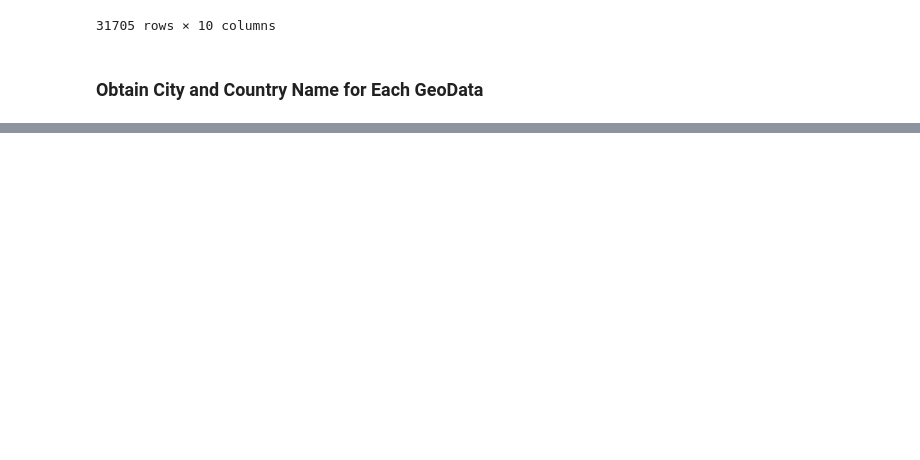
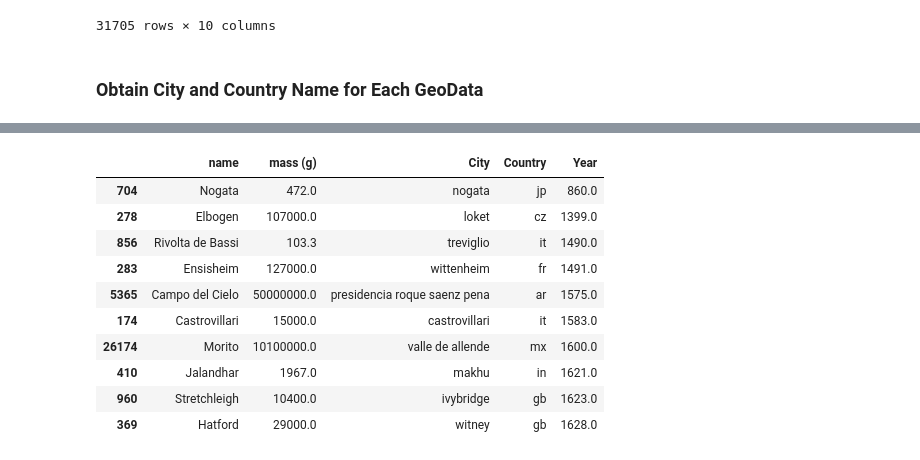
Before and after one commit to yukiekajita/NASA-Meteorites-Analyses, a Jupyter notebook: NASA_Meteorite_City_Country.ipynb, the cells around one changed output, grey strips where cells are left out. Drawn from its saved outputs; the diff is of its cells as text; code cells hidden in the pictures; blank space fills up the shorter version.

```diff
--- a/NASA_Meteorite_City_Country.ipynb
+++ b/NASA_Meteorite_City_Country.ipynb
@@ -7,7 +7,7 @@ import csv
 %matplotlib inline
 # %%
 # Read Meteorite_Landings.csv file
-meteorite_landings_df = pd.read_csv('Meteorite_Landings.csv')
+meteorite_landings_df = pd.read_csv('Data_Files/Meteorite_Landings.csv')
 meteorite_landings_df
 # %% [output]
 |  | name | id | nametype | recclass | mass (g) | fall | year | reclat | reclong | GeoLocation |
@@ -143,6 +158,21 @@ See the caveats in the documentation: https://pandas.pydata.org/pandas-docs/stab
 | 410 | Jalandhar | 12069 | Valid | Iron | 1967.0 | Fell | 31.00000 | 75.00000 | (31.0, 75.0) | 1621.0 | ... |
 | 960 | Stretchleigh | 23732 | Valid | Stone-uncl | 10400.0 | Fell | 50.38333 | -3.95000 | (50.38333, -3.95) | 1623.0 | ... |
 | 369 | Hatford | 11855 | Valid | Stone-uncl | 29000.0 | Fell | 51.65000 | -1.51667 | (51.65, -1.51667) | 1628.0 | ... |
+# %%
+table_2 = clean_geocode_df[["name", "mass (g)", "City", "Country", "Year"]]
+table_2.head(10)
+# %% [output]
+|  | name | mass (g) | City | Country | Year |
+| 704 | Nogata | 472.0 | nogata | jp | 860.0 |
+| 278 | Elbogen | 107000.0 | loket | cz | 1399.0 |
+| 856 | Rivolta de Bassi | 103.3 | treviglio | it | 1490.0 |
+| 283 | Ensisheim | 127000.0 | wittenheim | fr | 1491.0 |
+| 5365 | Campo del Cielo | 50000000.0 | presidencia roque saenz pena | ar | 1575.0 |
+| 174 | Castrovillari | 15000.0 | castrovillari | it | 1583.0 |
+| 26174 | Morito | 10100000.0 | valle de allende | mx | 1600.0 |
+| 410 | Jalandhar | 1967.0 | makhu | in | 1621.0 |
+| 960 | Stretchleigh | 10400.0 | ivybridge | gb | 1623.0 |
+| 369 | Hatford | 29000.0 | witney | gb | 1628.0 |
 # %%
 country_geo_count_df = clean_geocode_df.groupby("Country")["name"].count()
 # %%
```
Also changed, not shown: parts of 12 cells of this notebook, 7 other files.
